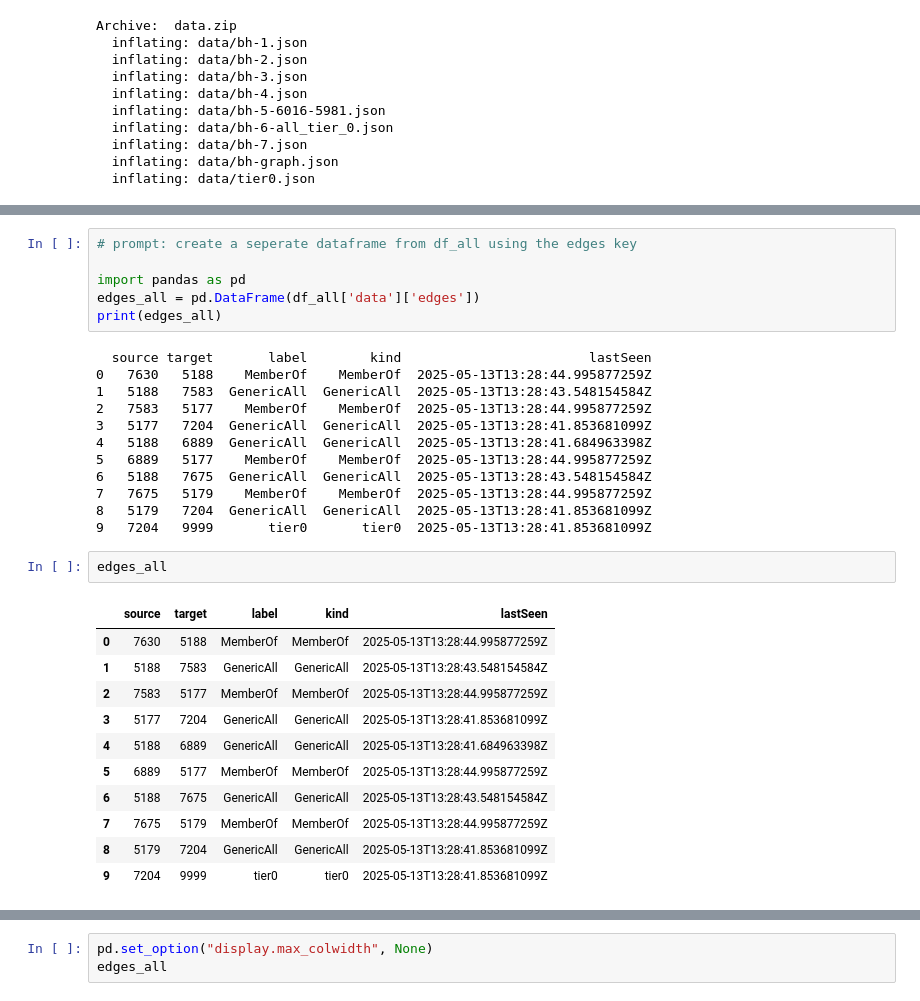
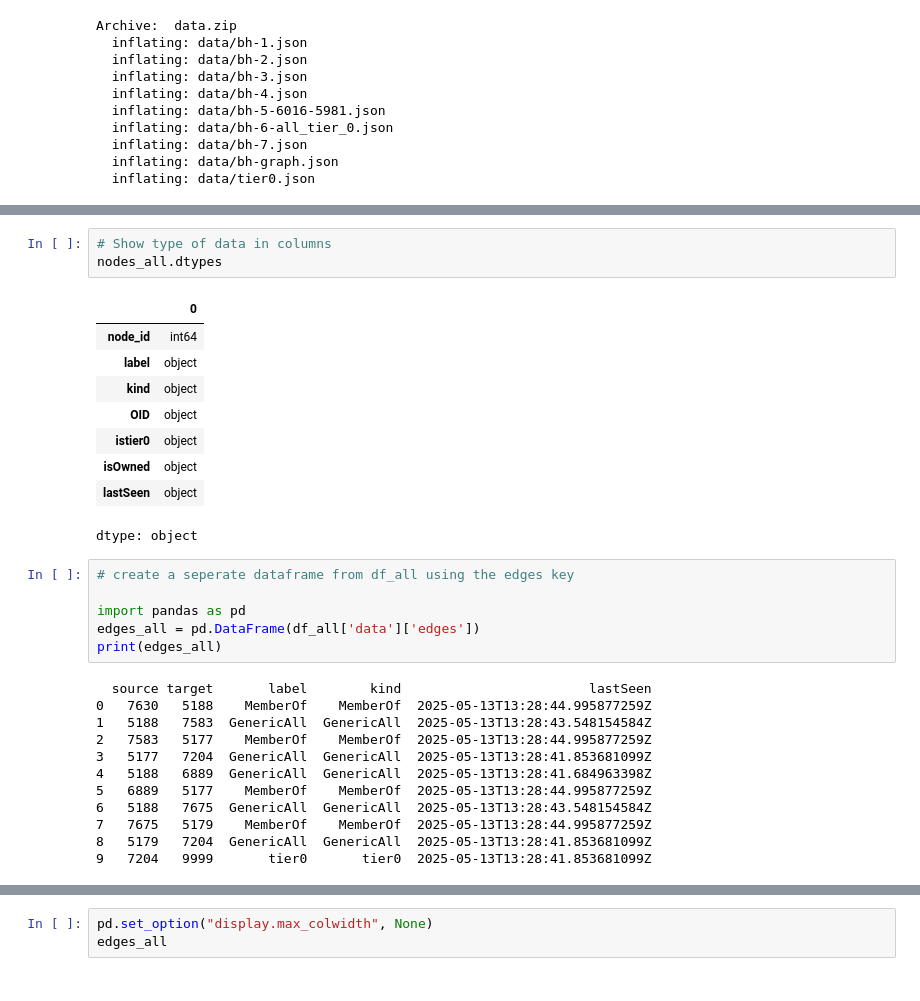
Before and after one commit to markajbell/BH, a Jupyter notebook: Import.ipynb, the cells around one changed output, grey strips where cells are left out. Cells and saved outputs as stored; diff of their text form.

```diff
--- a/Import.ipynb
+++ b/Import.ipynb
@@ -142,5 +117,18 @@ nodes_all
+# %%
+# Show type of data in columns
+nodes_all.dtypes
+# %% [output]
+|  | 0 |
+| node_id | int64 |
+| label | object |
+| kind | object |
+| OID | object |
+| istier0 | object |
+| isOwned | object |
+| lastSeen | object |
+dtype: object
 # %%
-# prompt: create a seperate dataframe from df_all using the edges key
+# create a seperate dataframe from df_all using the edges key
 
 import pandas as pd
 edges_all = pd.DataFrame(df_all['data']['edges'])
@@ -157,17 +145,3 @@ print(edges_all)
 7   7675   5179    MemberOf    MemberOf  2025-05-13T13:28:44.995877259Z
 8   5179   7204  GenericAll  GenericAll  2025-05-13T13:28:41.853681099Z
 9   7204   9999       tier0       tier0  2025-05-13T13:28:41.853681099Z
-# %%
-edges_all
-# %% [output]
-|  | source | target | label | kind | lastSeen |
-| 0 | 7630 | 5188 | MemberOf | MemberOf | 2025-05-13T13:28:44.995877259Z |
-| 1 | 5188 | 7583 | GenericAll | GenericAll | 2025-05-13T13:28:43.548154584Z |
-| 2 | 7583 | 5177 | MemberOf | MemberOf | 2025-05-13T13:28:44.995877259Z |
-| 3 | 5177 | 7204 | GenericAll | GenericAll | 2025-05-13T13:28:41.853681099Z |
-| 4 | 5188 | 6889 | GenericAll | GenericAll | 2025-05-13T13:28:41.684963398Z |
-| 5 | 6889 | 5177 | MemberOf | MemberOf | 2025-05-13T13:28:44.995877259Z |
-| 6 | 5188 | 7675 | GenericAll | GenericAll | 2025-05-13T13:28:43.548154584Z |
-| 7 | 7675 | 5179 | MemberOf | MemberOf | 2025-05-13T13:28:44.995877259Z |
-| 8 | 5179 | 7204 | GenericAll | GenericAll | 2025-05-13T13:28:41.853681099Z |
-| 9 | 7204 | 9999 | tier0 | tier0 | 2025-05-13T13:28:41.853681099Z |
```
Also changed, not shown: parts of 22 cells of this notebook.
